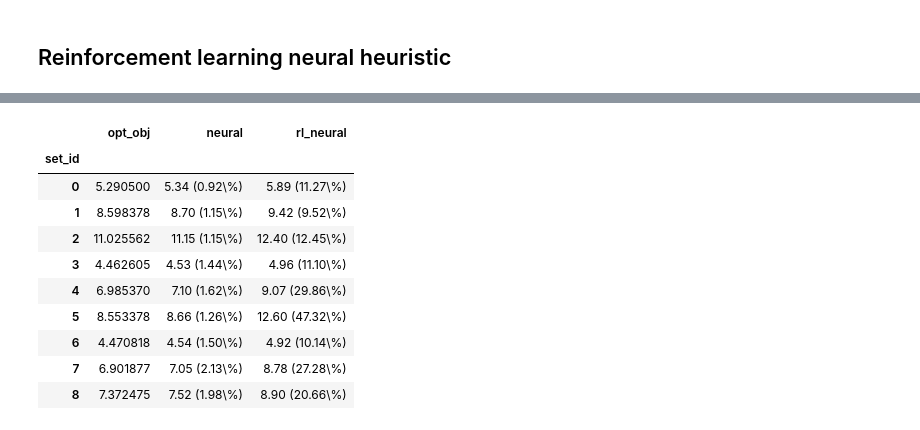
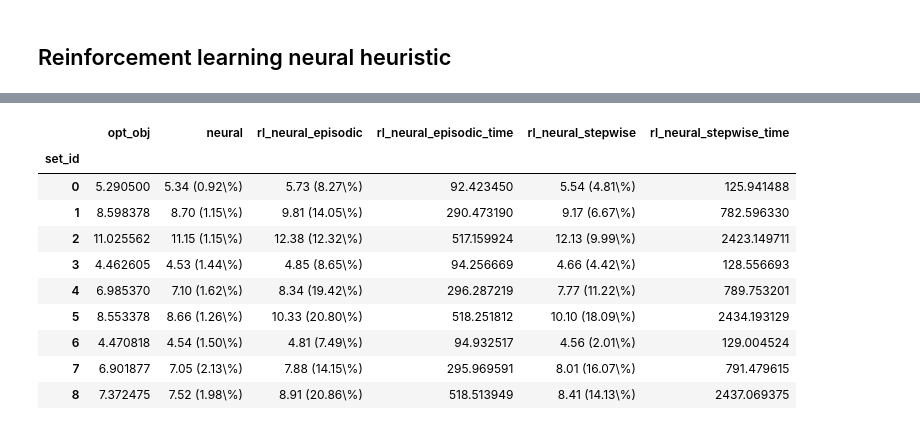
Before and after one commit to jeroenvanriel/traffic-scheduling, a Jupyter notebook: single/comparison.ipynb, the cells around one changed output, grey strips where cells are left out. Drawn from its saved outputs; the diff is of its cells as text; code cells hidden in the pictures.

```diff
--- a/single/comparison.ipynb
+++ b/single/comparison.ipynb
@@ -765,22 +762,33 @@ data['rl_neural_obj'] = data.apply(lambda row: eval_rl_neural(test[row.name], ro
-# %%
-data.loc[0, 'rl_neural_obj'] = eval_rl_neural(test[0], 0, Model=RecurrentEmbeddingModel)
-# %%
-for col in ['rl_neural_obj']:
-    data[col] = data.apply(lambda row: (row[col] - average_release(test[row.name])) / (row['n_arrivals'] * 2), axis=1)
+# %%
+rl_neural_train_losses_episodic = []
+rl_neural_train_losses_stepwise = []
+
+for i, row in data.iterrows():
+    obj, train_time, train_losses = eval_rl_neural(test[i], i, 'episodic', Model=RecurrentEmbeddingModel)
+    rl_neural_train_losses_episodic.append(train_losses)
+    data.loc[i, 'rl_neural_episodic_obj'] = obj
+    data.loc[i, 'rl_neural_episodic_time'] = train_time
+
+    obj, train_time, train_losses = eval_rl_neural(test[i], i, 'stepwise', Model=RecurrentEmbeddingModel)
+    rl_neural_train_losses_stepwise.append(train_losses)
+    data.loc[i, 'rl_neural_stepwise_obj'] = obj
+    data.loc[i, 'rl_neural_stepwise_time'] = train_time
 # %%
-data['rl_neural_gap'] = data.apply(lambda row: row['rl_neural_obj'] / row['opt_obj'], axis=1)
-data['rl_neural'] = data.apply(lambda row: f"{row['rl_neural_obj']:4.2f} ({(row['rl_neural_gap'] - 1) * 100:.2f}\\%)", axis=1)
+data['rl_neural_episodic_gap'] = data.apply(lambda row: ((row['rl_neural_episodic_obj'] / row['opt_obj']) - 1) * 100, axis=1)
+data['rl_neural_stepwise_gap'] = data.apply(lambda row: ((row['rl_neural_stepwise_obj'] / row['opt_obj']) - 1) * 100, axis=1)
+data['rl_neural_episodic'] = data.apply(lambda row: f"{row['rl_neural_episodic_obj']:4.2f} ({row['rl_neural_episodic_gap']:.2f}\\%)", axis=1)
+data['rl_neural_stepwise'] = data.apply(lambda row: f"{row['rl_neural_stepwise_obj']:4.2f} ({row['rl_neural_stepwise_gap']:.2f}\\%)", axis=1)
 # %%
-data[['opt_obj', 'neural', 'rl_neural']]
+data[['opt_obj', 'neural', 'rl_neural_episodic', 'rl_neural_episodic_time', 'rl_neural_stepwise', 'rl_neural_stepwise_time']]
 # %% [output]
-|  | opt_obj | neural | rl_neural |
-| set_id |  |  |  |
-| 0 | 5.290500 | 5.34 (0.92\%) | 5.89 (11.27\%) |
-| 1 | 8.598378 | 8.70 (1.15\%) | 9.42 (9.52\%) |
-| 2 | 11.025562 | 11.15 (1.15\%) | 12.40 (12.45\%) |
-| 3 | 4.462605 | 4.53 (1.44\%) | 4.96 (11.10\%) |
-| 4 | 6.985370 | 7.10 (1.62\%) | 9.07 (29.86\%) |
-| 5 | 8.553378 | 8.66 (1.26\%) | 12.60 (47.32\%) |
-| 6 | 4.470818 | 4.54 (1.50\%) | 4.92 (10.14\%) |
-| 7 | 6.901877 | 7.05 (2.13\%) | 8.78 (27.28\%) |
-| 8 | 7.372475 | 7.52 (1.98\%) | 8.90 (20.66\%) |
+|  | opt_obj | neural | rl_neural_episodic | rl_neural_episodic_time | rl_neural_stepwise | rl_neural_stepwise_time |
+| set_id |  |  |  |  |  |  |
+| 0 | 5.290500 | 5.34 (0.92\%) | 5.73 (8.27\%) | 92.423450 | 5.54 (4.81\%) | 125.941488 |
+| 1 | 8.598378 | 8.70 (1.15\%) | 9.81 (14.05\%) | 290.473190 | 9.17 (6.67\%) | 782.596330 |
+| 2 | 11.025562 | 11.15 (1.15\%) | 12.38 (12.32\%) | 517.159924 | 12.13 (9.99\%) | 2423.149711 |
+| 3 | 4.462605 | 4.53 (1.44\%) | 4.85 (8.65\%) | 94.256669 | 4.66 (4.42\%) | 128.556693 |
+| 4 | 6.985370 | 7.10 (1.62\%) | 8.34 (19.42\%) | 296.287219 | 7.77 (11.22\%) | 789.753201 |
+| 5 | 8.553378 | 8.66 (1.26\%) | 10.33 (20.80\%) | 518.251812 | 10.10 (18.09\%) | 2434.193129 |
+| 6 | 4.470818 | 4.54 (1.50\%) | 4.81 (7.49\%) | 94.932517 | 4.56 (2.01\%) | 129.004524 |
+| 7 | 6.901877 | 7.05 (2.13\%) | 7.88 (14.15\%) | 295.969591 | 8.01 (16.07\%) | 791.479615 |
+| 8 | 7.372475 | 7.52 (1.98\%) | 8.91 (20.86\%) | 518.513949 | 8.41 (14.13\%) | 2437.069375 |
```
Also changed, not shown: parts of 33 cells of this notebook, 8 other files.
